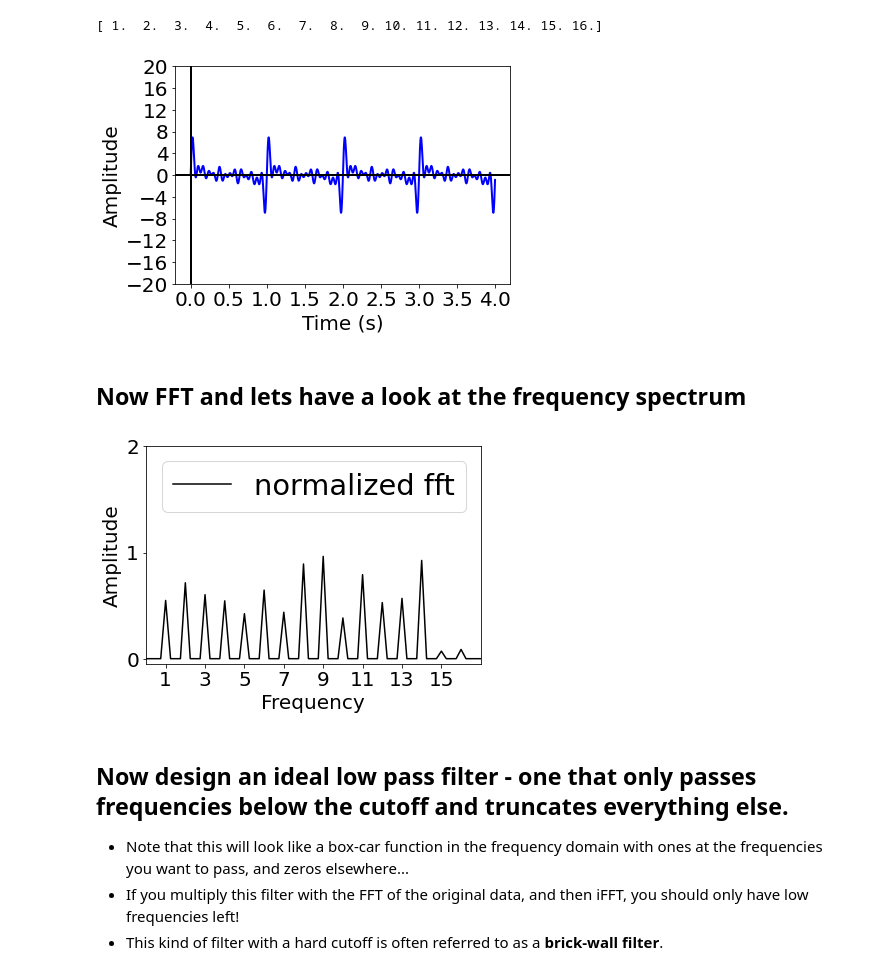
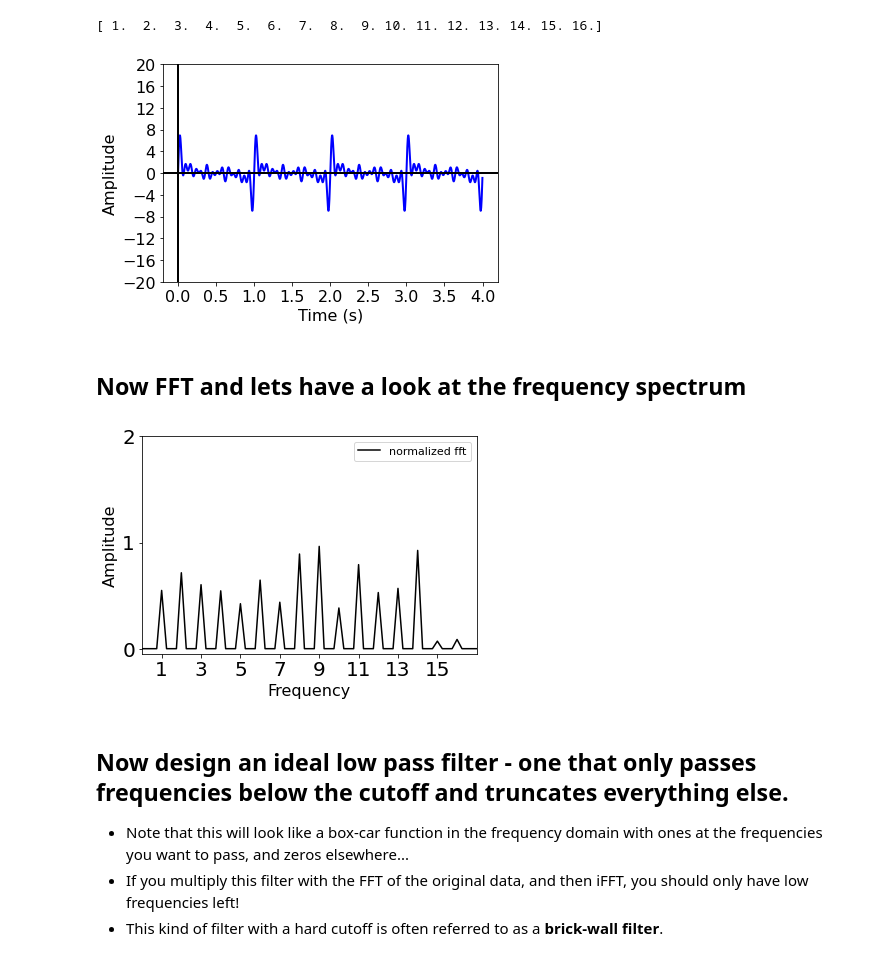
Before and after one commit to CSHL-comp-neuro-vision/tutorials, a Jupyter notebook: python/LowHighPassFiltering/LowPassHighPassFilters_tutorial.ipynb, the cells around one changed output. Cells and saved outputs as stored; diff of their text form; code cells hidden in the pictures.

```diff
--- a/python/LowHighPassFiltering/LowPassHighPassFilters_tutorial.ipynb
+++ b/python/LowHighPassFiltering/LowPassHighPassFilters_tutorial.ipynb
@@ -36,7 +36,7 @@ import matplotlib.pyplot as plt
 # also define the default font we'll use for figures.
 font = {'family' : 'DejaVu Sans',
         'weight' : 'normal',
-        'size'   : 20}
+        'size'   : 16}
 
 # then set the figure attributes
 plt.rc('font', **font)
@@ -125,31 +125,31 @@ plt.axhline(0, color = 'k', linewidth = 2)
 # show it
 plt.show()
 # %% [output]
-[figure, old version]
+[figure, new version]
 # %% [markdown]
 ## Now FFT and lets have a look at the frequency spectrum
 # %%
 # call our function to do the FFT
 amp, cplx, freq_x = do_fft(sig, dt)
 
 # plot the fft
 plt.plot(freq_x, amp, 'k')            # plot amplitude
 
 plt.xlabel('Frequency')
 plt.ylabel('Amplitude')
 plt.xticks(frequs[::2], color='k', size=20)
 plt.yticks((0,1,2), color='k', size=20)
 
 # set the axis limits
 plt.xlim([0, Hf+1])
 
 # put a legend on it...
-plt.legend(['normalized fft'], loc='best', fontsize='x-large')
+plt.legend(['normalized fft'], loc='best', fontsize='x-small')
 
 # show it
 plt.show()
 # %% [output]
-[figure, old version]
+[figure, new version]
 # %% [markdown]
 ## Now design an ideal low pass filter - one that only passes frequencies below the cutoff and truncates everything else.
 * Note that this will look like a box-car function in the frequency domain with ones at the frequencies you want to pass, and zeros elsewhere...
```
Also changed, not shown: parts of 21 cells of this notebook, 1 other file.
